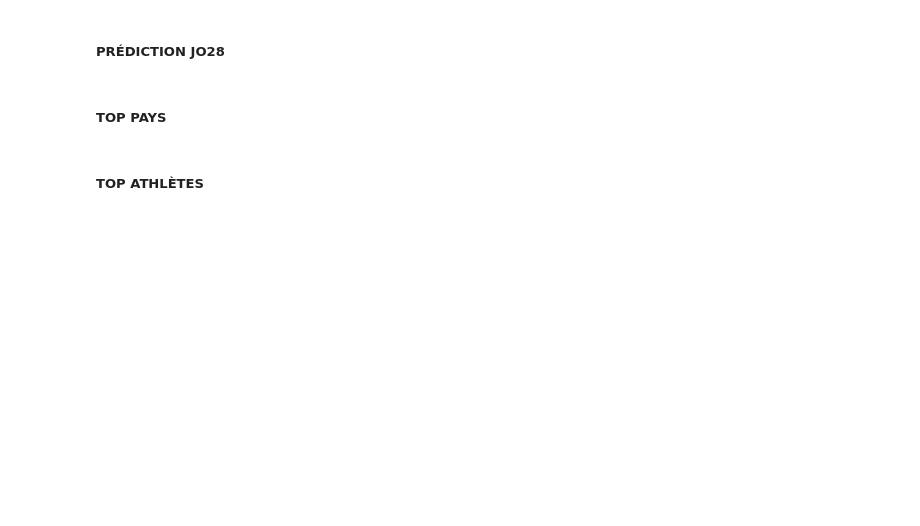
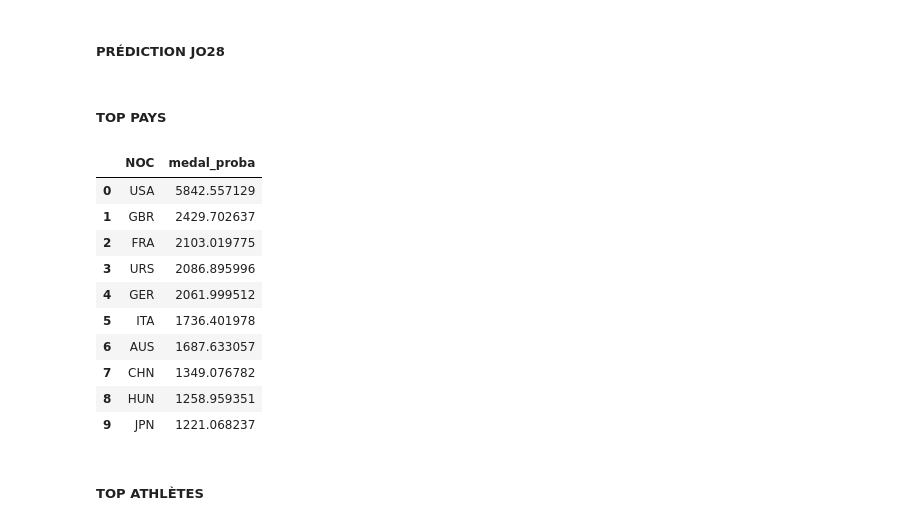
Before and after one commit to Mathmvl/jo-2028-storytelling, a Jupyter notebook: PORJET_FIL_ROUGE_MachineLearning_JO2028.ipynb, the cells around one changed output. Cells and saved outputs as stored; diff of their text form; code cells hidden in the pictures; blank space fills up the shorter version.

```diff
--- a/PORJET_FIL_ROUGE_MachineLearning_JO2028.ipynb
+++ b/PORJET_FIL_ROUGE_MachineLearning_JO2028.ipynb
@@ -912,11 +924,26 @@ df["medal_proba"] = model.predict_proba(X)[:,1]
 # %% [markdown]
 ##### TOP PAYS
 # %%
-country_pred = (
-    df.groupby("NOC")["medal_proba"]
+country_rank = (
+    df_rank.groupby("NOC")["medal_proba"]
     .sum()
     .sort_values(ascending=False)
+    .reset_index()
 )
+
+country_rank.head(10)
+# %% [output]
+|  | NOC | medal_proba |
+| 0 | USA | 5842.557129 |
+| 1 | GBR | 2429.702637 |
+| 2 | FRA | 2103.019775 |
+| 3 | URS | 2086.895996 |
+| 4 | GER | 2061.999512 |
+| 5 | ITA | 1736.401978 |
+| 6 | AUS | 1687.633057 |
+| 7 | CHN | 1349.076782 |
+| 8 | HUN | 1258.959351 |
+| 9 | JPN | 1221.068237 |
 # %% [markdown]
 ##### TOP ATHLÈTES
 # %%
```
Also changed, not shown: parts of 12 cells of this notebook.
